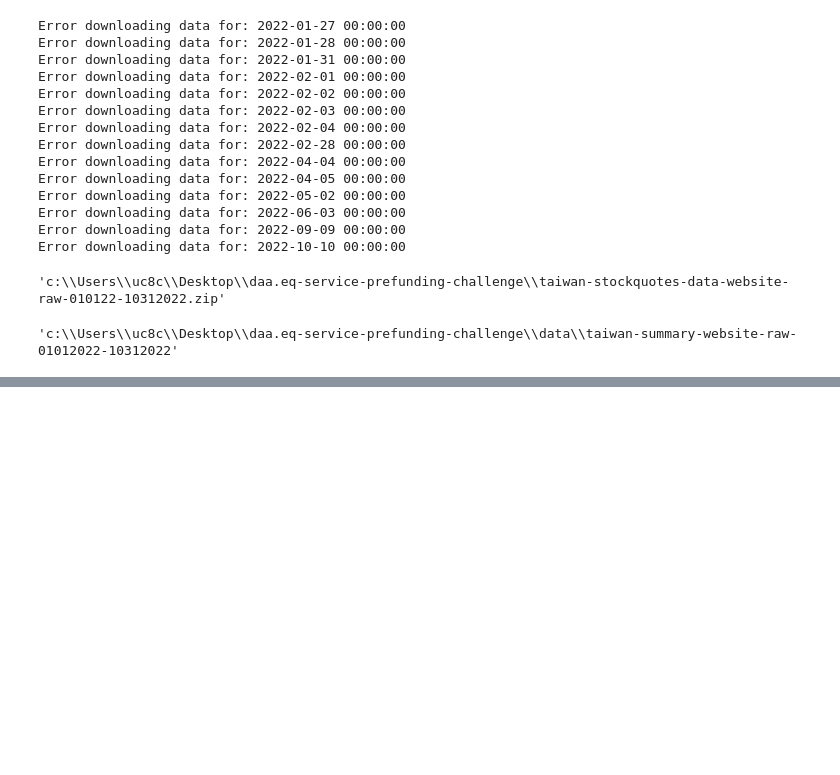
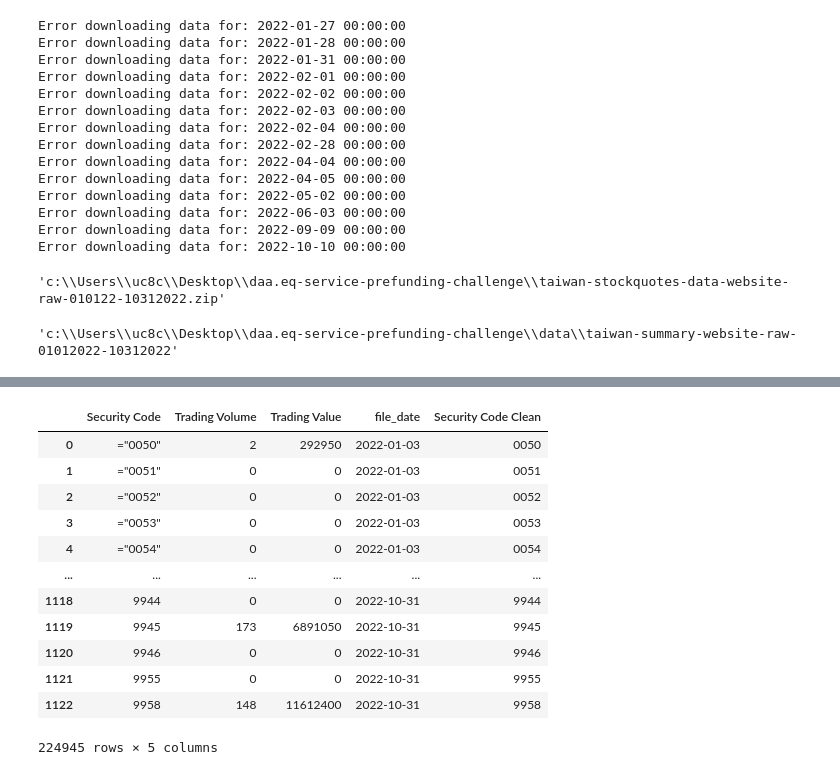
Before and after one commit to calebmcook/udacity-aws-machine-learning-nanodegree-capstone, a Jupyter notebook: twse-scraper.ipynb, the cells around one changed output, grey strips where cells are left out. Saved outputs shown, nothing was run; the diff lists cells and outputs as text; code cells hidden in the pictures; blank space fills up the shorter version.

```diff
--- a/twse-scraper.ipynb
+++ b/twse-scraper.ipynb
@@ -258,0 +465,2 @@ pd.read_csv(r"C:\Users\uc8c\Desktop\daa.eq-service-prefunding-challenge\data\tai
+# %%
+shortsales_df = make_frame("shortsales")
@@ -258,0 +482,16 @@ pd.read_csv(r"C:\Users\uc8c\Desktop\daa.eq-service-prefunding-challenge\data\tai
+# %%
+shortsales_df
+# %% [output]
+|  | Security Code | Trading Volume | Trading Value | file_date | Security Code Clean |
+| 0 | ="0050" | 2 | 292950 | 2022-01-03 | 0050 |
+| 1 | ="0051" | 0 | 0 | 2022-01-03 | 0051 |
+| 2 | ="0052" | 0 | 0 | 2022-01-03 | 0052 |
+| 3 | ="0053" | 0 | 0 | 2022-01-03 | 0053 |
+| 4 | ="0054" | 0 | 0 | 2022-01-03 | 0054 |
+| ... | ... | ... | ... | ... | ... |
+| 1118 | 9944 | 0 | 0 | 2022-10-31 | 9944 |
+| 1119 | 9945 | 173 | 6891050 | 2022-10-31 | 9945 |
+| 1120 | 9946 | 0 | 0 | 2022-10-31 | 9946 |
+| 1121 | 9955 | 0 | 0 | 2022-10-31 | 9955 |
+| 1122 | 9958 | 148 | 11612400 | 2022-10-31 | 9958 |
+224945 rows × 5 columns
```
Also changed, not shown: parts of 24 cells of this notebook, 1 other file.
